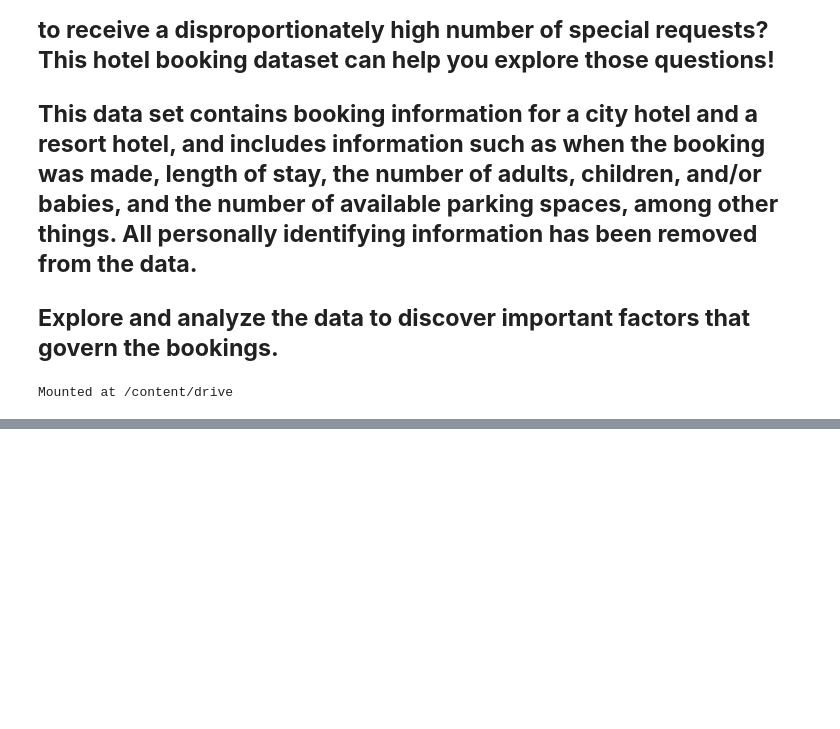
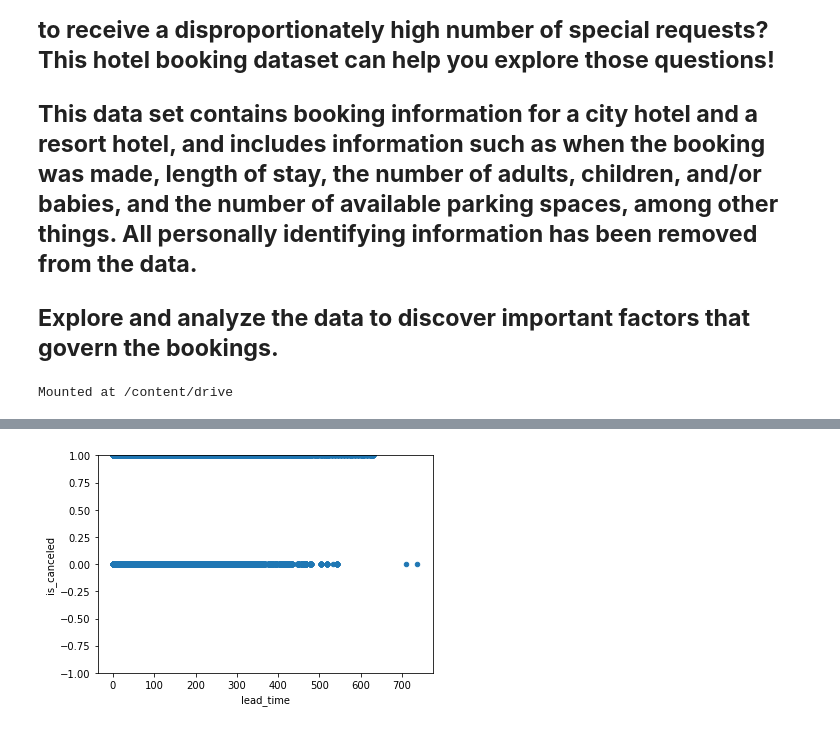
Before and after one commit to Mounikachig/hotel-booking, a Jupyter notebook: Copy_of_Hotel_Booking_Analysis_Capstone_Project.ipynb, the cells around one changed output, grey strips where cells are left out. Drawn from its saved outputs; the diff is of its cells as text; code cells hidden in the pictures; blank space fills up the shorter version.

```diff
--- a/Copy_of_Hotel_Booking_Analysis_Capstone_Project.ipynb
+++ b/Copy_of_Hotel_Booking_Analysis_Capstone_Project.ipynb
@@ -69,0 +101,7 @@ df
+# %%
+#scatter plot lead time/booking status(is_canceled)
+var = 'lead_time'
+data = pd.concat([df['is_canceled'], df[var]], axis=1)
+data.plot.scatter(x=var, y='is_canceled', ylim=(-1,1));
+# %% [output]
+[figure, added]
```
Also changed, not shown: parts of 25 cells of this notebook.
